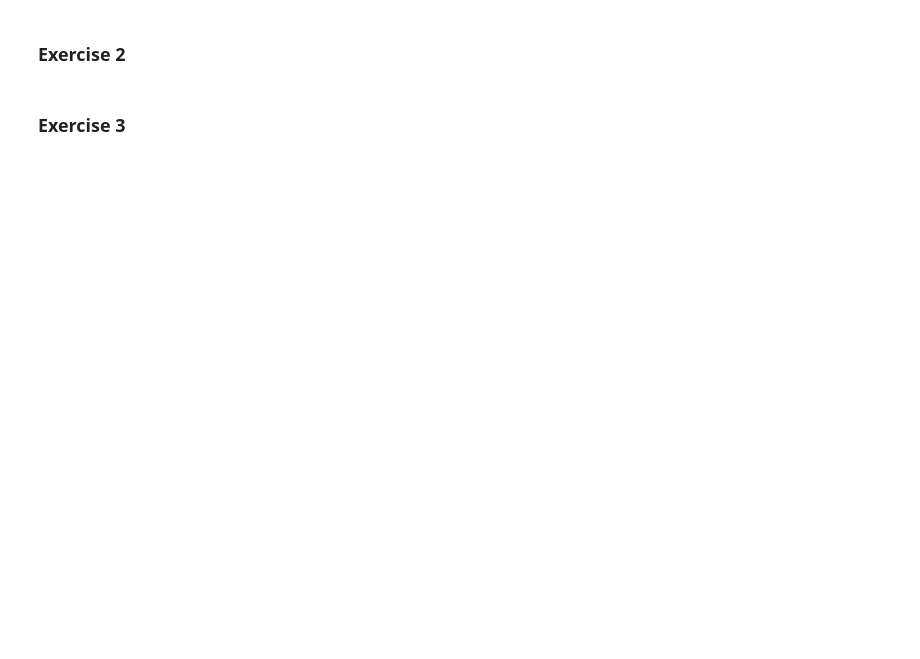
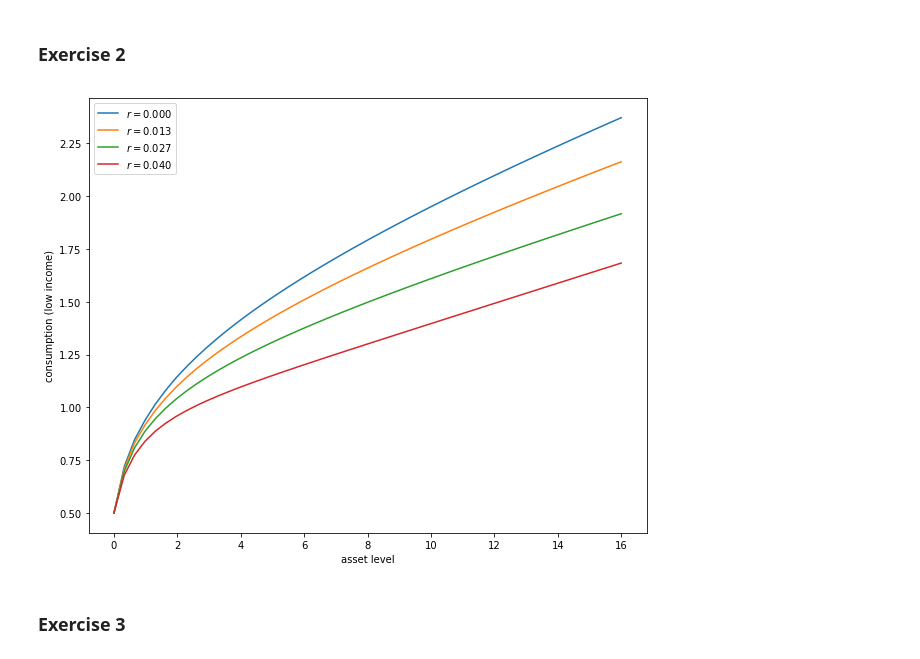
Before and after one commit to jstac/jitting_py_lectures, a Jupyter notebook: ifp.ipynb, the cells around one changed output. Drawn from its saved outputs; the diff is of its cells as text; code cells hidden in the pictures; blank space fills up the shorter version.

```diff
--- a/ifp.ipynb
+++ b/ifp.ipynb
@@ -801,18 +758,20 @@ plt.show()
 # %%
 r_vals = np.linspace(0, 0.04, 4)
 
 fig, ax = plt.subplots(figsize=(10, 8))
 for r_val in r_vals:
     cp = ConsumerProblem(r=r_val)
-    v_init, c_init = initialize(cp)
-    K = lambda c: coleman_operator(c, cp)
-    c = qe.compute_fixed_point(K, c_init, verbose=False)
-    ax.plot(cp.asset_grid, c[:, 0], label=f'$r = {r_val:.3f}$')
+    bellman_operator, coleman_operator, get_greedy = operator_factory(cp)
+    K = lambda C: coleman_operator(C)
+    σ = qe.compute_fixed_point(K, cp.σ_guess_coleman, verbose=False)
+    ax.plot(cp.asset_grid, σ[:, 0], label=f'$r = {r_val:.3f}$')
 
 ax.set_xlabel('asset level')
 ax.set_ylabel('consumption (low income)')
 ax.legend(loc='upper left')
 plt.show()
+# %% [output]
+[figure, added]
 # %% [markdown]
 ### Exercise 3
 # %%
```
Also changed, not shown: parts of 12 cells of this notebook.
